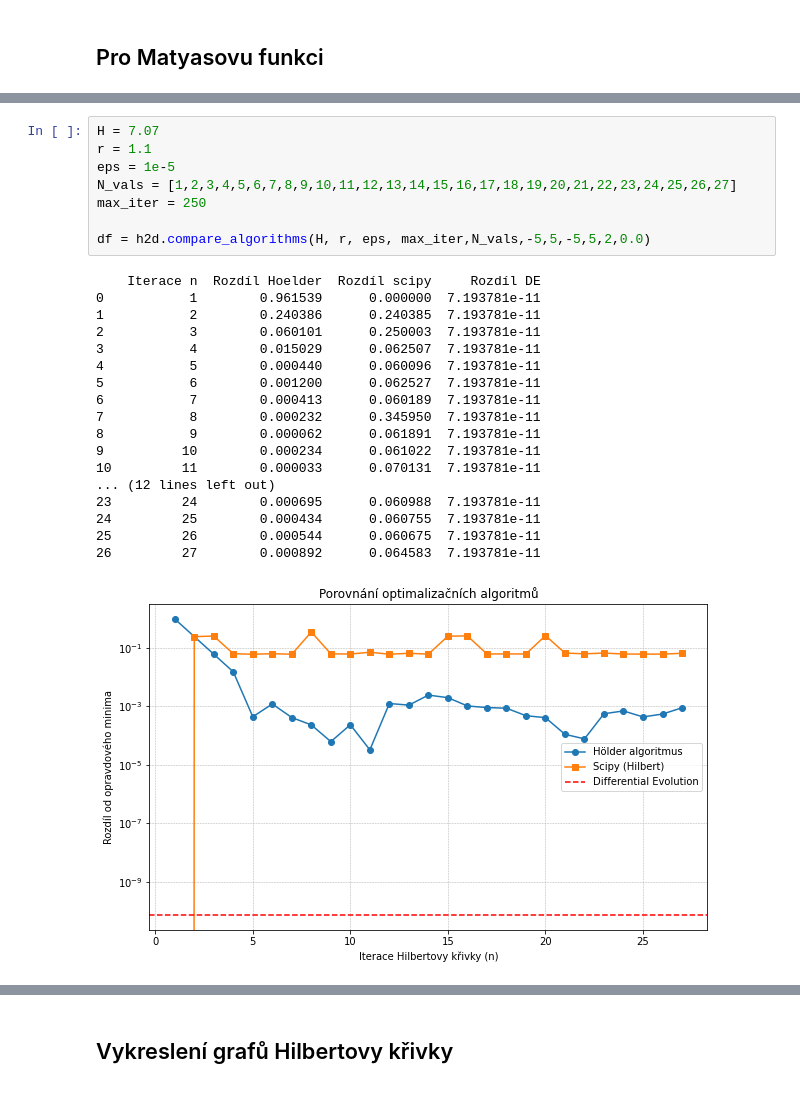
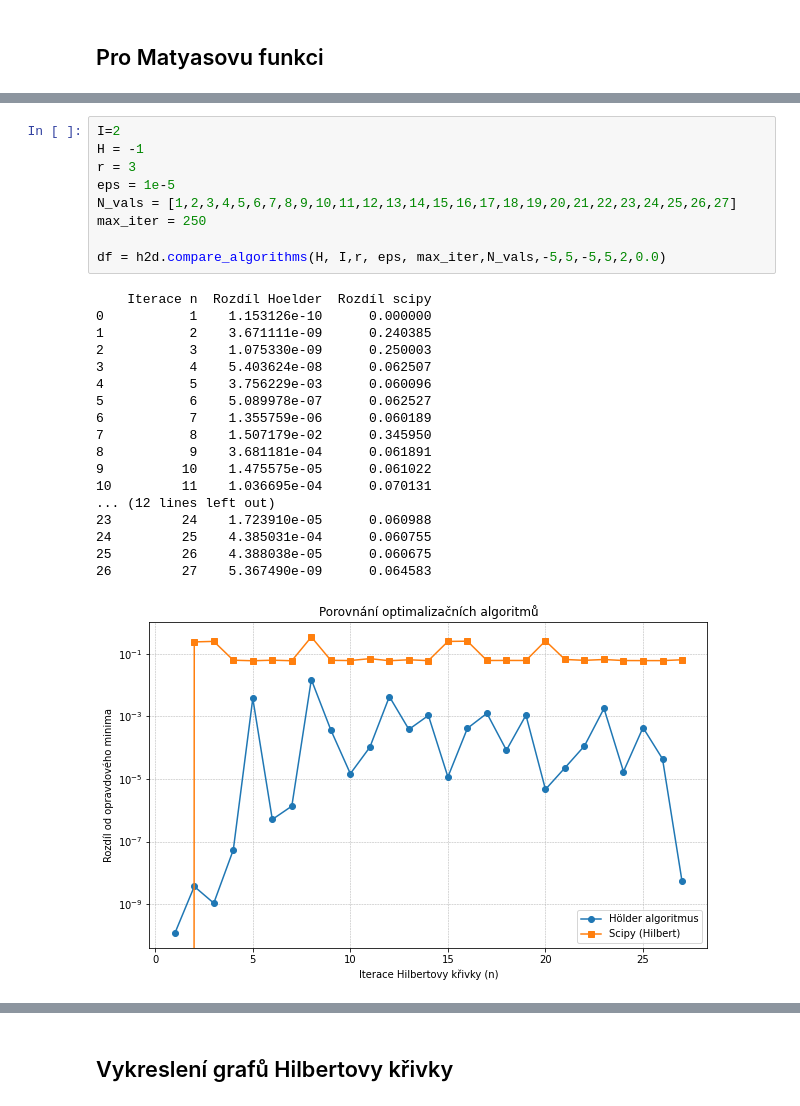
Before and after one commit to NIE0087/BP---prostor-vyplnujici-krivky, a Jupyter notebook: example.ipynb, the cells around one changed output, grey strips where cells are left out. Cells and saved outputs as stored; diff of their text form.

```diff
--- a/example.ipynb
+++ b/example.ipynb
@@ -236,28 +223,29 @@ print(analysis_df)
 # %%
-H = 7.07
-r = 1.1
+I=2
+H = -1
+r = 3
 eps = 1e-5
 N_vals = [1,2,3,4,5,6,7,8,9,10,11,12,13,14,15,16,17,18,19,20,21,22,23,24,25,26,27]
 max_iter = 250
 
-df = h2d.compare_algorithms(H, r, eps, max_iter,N_vals,-5,5,-5,5,2,0.0)
+df = h2d.compare_algorithms(H, I,r, eps, max_iter,N_vals,-5,5,-5,5,2,0.0)
 # %% [output]
-    Iterace n  Rozdíl Hoelder  Rozdíl scipy     Rozdíl DE
-0           1        0.961539      0.000000  7.193781e-11
-1           2        0.240386      0.240385  7.193781e-11
-2           3        0.060101      0.250003  7.193781e-11
-3           4        0.015029      0.062507  7.193781e-11
-4           5        0.000440      0.060096  7.193781e-11
-5           6        0.001200      0.062527  7.193781e-11
-6           7        0.000413      0.060189  7.193781e-11
-7           8        0.000232      0.345950  7.193781e-11
-8           9        0.000062      0.061891  7.193781e-11
-9          10        0.000234      0.061022  7.193781e-11
-10         11        0.000033      0.070131  7.193781e-11
+    Iterace n  Rozdíl Hoelder  Rozdíl scipy
+0           1    1.153126e-10      0.000000
+1           2    3.671111e-09      0.240385
+2           3    1.075330e-09      0.250003
+3           4    5.403624e-08      0.062507
+4           5    3.756229e-03      0.060096
+5           6    5.089978e-07      0.062527
+6           7    1.355759e-06      0.060189
+7           8    1.507179e-02      0.345950
+8           9    3.681181e-04      0.061891
+9          10    1.475575e-05      0.061022
+10         11    1.036695e-04      0.070131
 ... (12 lines left out)
-23         24        0.000695      0.060988  7.193781e-11
-24         25        0.000434      0.060755  7.193781e-11
-25         26        0.000544      0.060675  7.193781e-11
-26         27        0.000892      0.064583  7.193781e-11
+23         24    1.723910e-05      0.060988
+24         25    4.385031e-04      0.060755
+25         26    4.388038e-05      0.060675
+26         27    5.367490e-09      0.064583
-[figure, old version]
+[figure, new version]
 # %%
```
Also changed, not shown: parts of 15 cells of this notebook, 2 other files.
